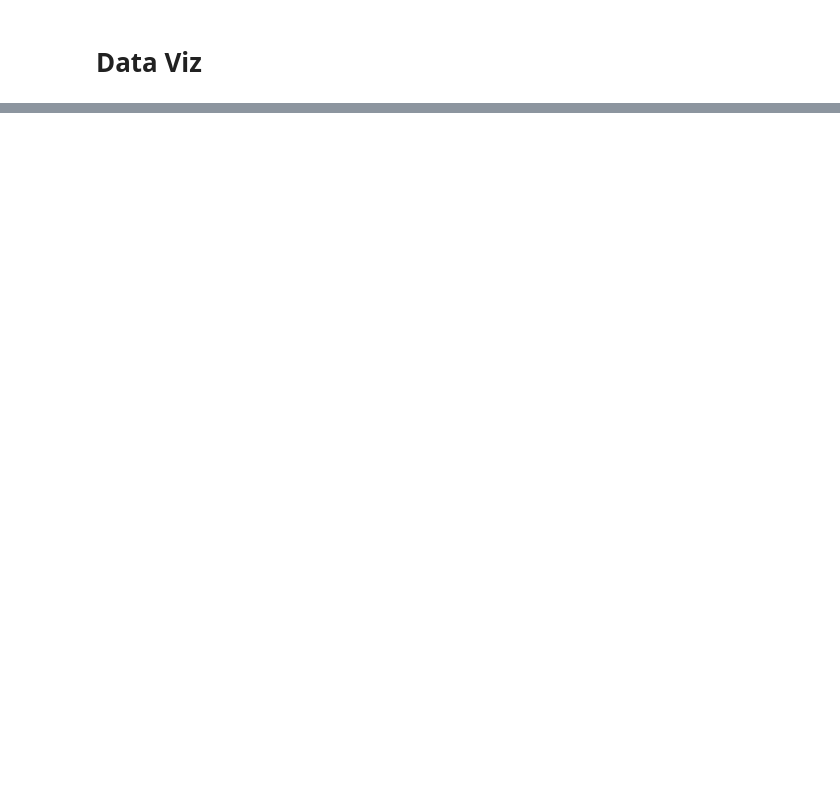
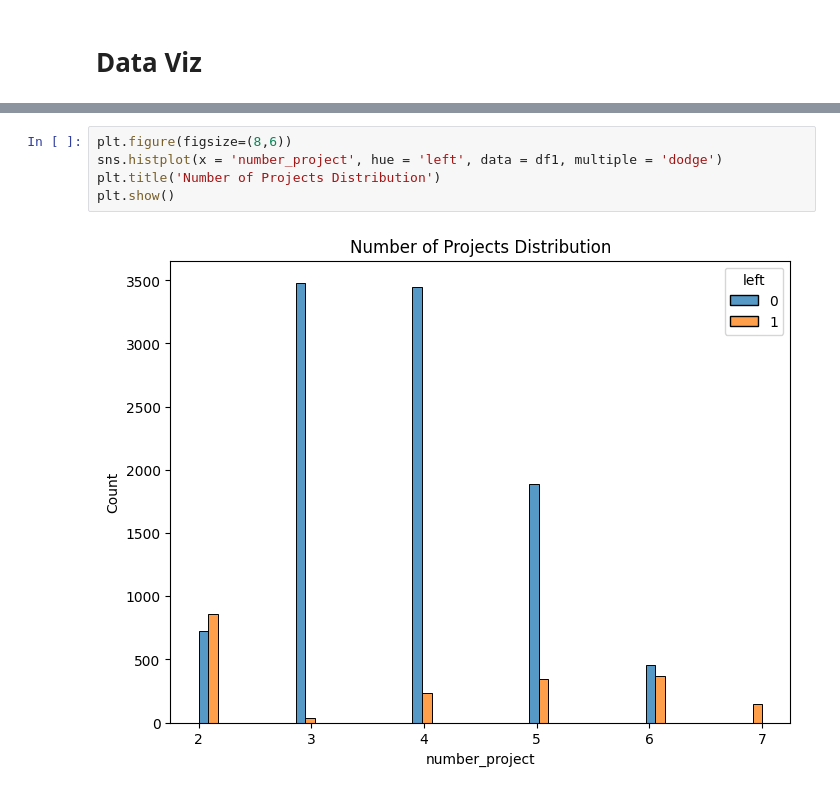
Before and after one commit to John-Kyalo/Employee-Churn-, a Jupyter notebook: Employee_Churn.ipynb, the cells around one changed output, grey strips where cells are left out. Saved outputs shown, nothing was run; the diff lists cells and outputs as text; blank space fills up the shorter version.

```diff
--- a/Employee_Churn.ipynb
+++ b/Employee_Churn.ipynb
@@ -161,0 +228,7 @@ df.shape, df1.shape
+# %%
+plt.figure(figsize=(8,6))
+sns.histplot(x = 'number_project', hue = 'left', data = df1, multiple = 'dodge')
+plt.title('Number of Projects Distribution')
+plt.show()
+# %% [output]
+[figure, added]
```
Also changed, not shown: parts of 11 cells of this notebook.
